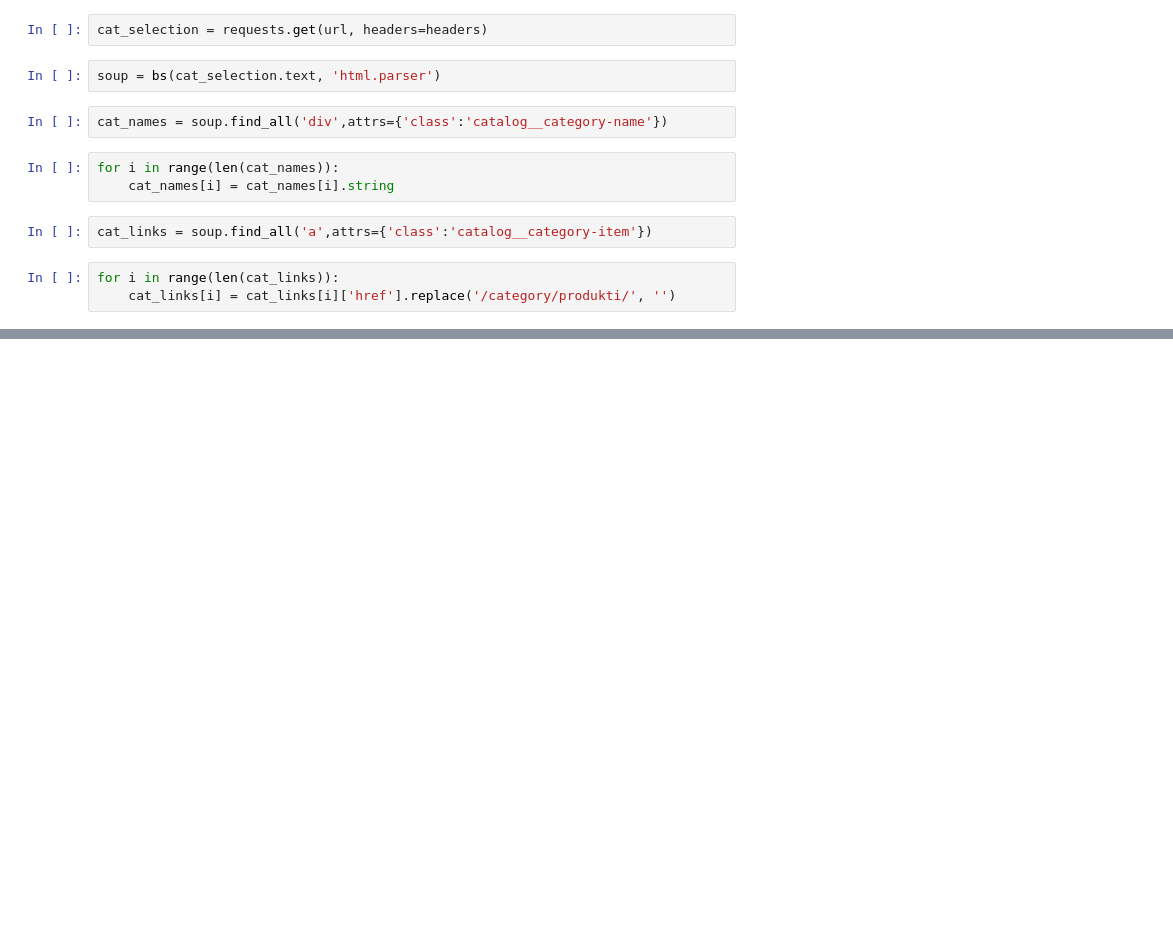
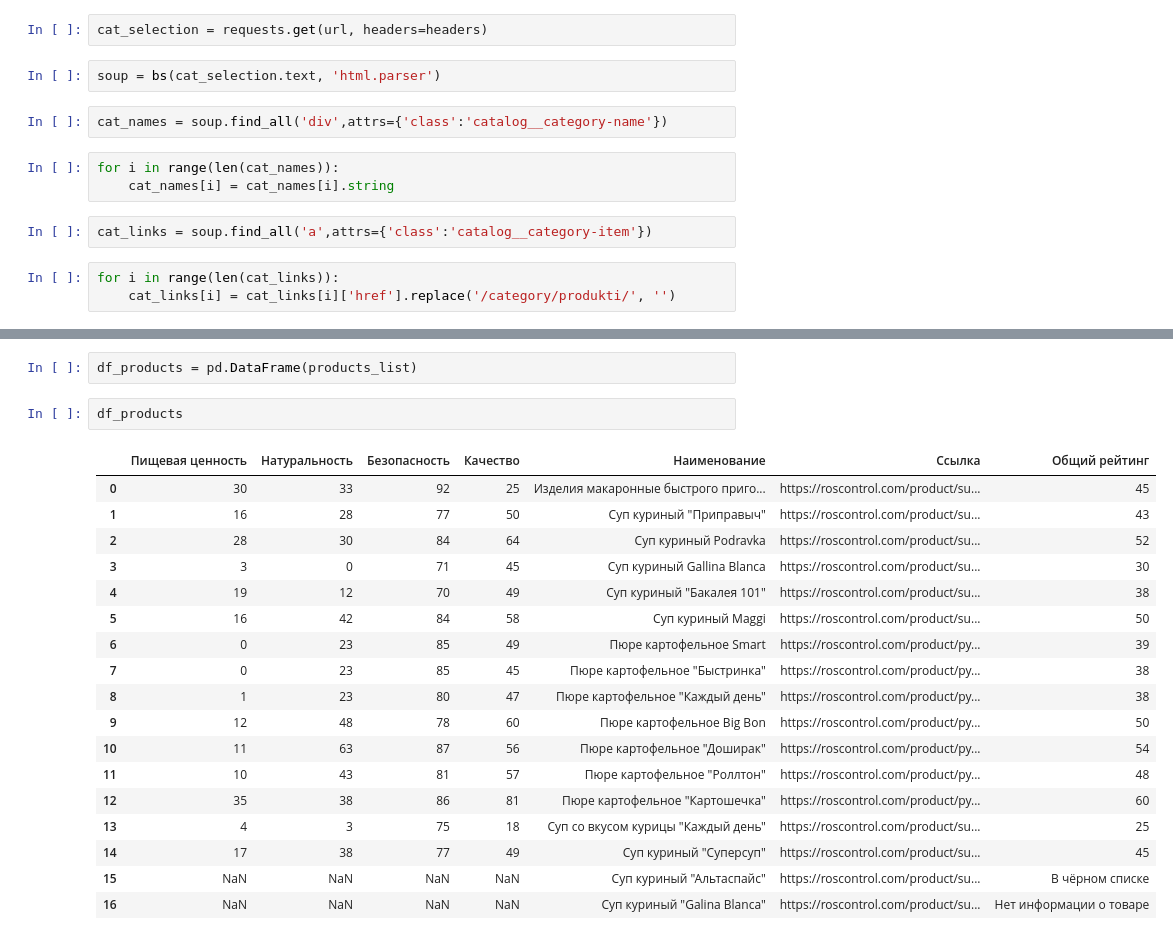
Before and after one commit to PocoCroco/DataCollection-Processing, a Jupyter notebook: Lesson02.ipynb, the cells around one changed output, grey strips where cells are left out. Saved outputs shown, nothing was run; the diff lists cells and outputs as text; blank space fills up the shorter version.

```diff
--- a/Lesson02.ipynb
+++ b/Lesson02.ipynb
@@ -136,0 +145,23 @@ pprint.pp(products_list, sort_dicts=False)
+# %%
+df_products = pd.DataFrame(products_list)
+# %%
+df_products
+# %% [output]
+|  | Пищевая ценность | Натуральность | Безопасность | Качество | Наименование | Ссылка | Общий рейтинг |
+| 0 | 30 | 33 | 92 | 25 | Изделия макаронные быстрого приго... | https://roscontrol.com/product/su... | 45 |
+| 1 | 16 | 28 | 77 | 50 | Суп куриный "Приправыч" | https://roscontrol.com/product/su... | 43 |
+| 2 | 28 | 30 | 84 | 64 | Суп куриный Podravka | https://roscontrol.com/product/su... | 52 |
+| 3 | 3 | 0 | 71 | 45 | Суп куриный Gallina Blanca | https://roscontrol.com/product/su... | 30 |
+| 4 | 19 | 12 | 70 | 49 | Суп куриный "Бакалея 101" | https://roscontrol.com/product/su... | 38 |
+| 5 | 16 | 42 | 84 | 58 | Суп куриный Maggi | https://roscontrol.com/product/su... | 50 |
+| 6 | 0 | 23 | 85 | 49 | Пюре картофельное Smart | https://roscontrol.com/product/py... | 39 |
+| 7 | 0 | 23 | 85 | 45 | Пюре картофельное "Быстринка" | https://roscontrol.com/product/py... | 38 |
+| 8 | 1 | 23 | 80 | 47 | Пюре картофельное "Каждый день" | https://roscontrol.com/product/py... | 38 |
+| 9 | 12 | 48 | 78 | 60 | Пюре картофельное Big Bon | https://roscontrol.com/product/py... | 50 |
+| 10 | 11 | 63 | 87 | 56 | Пюре картофельное "Доширак" | https://roscontrol.com/product/py... | 54 |
+| 11 | 10 | 43 | 81 | 57 | Пюре картофельное "Роллтон" | https://roscontrol.com/product/py... | 48 |
+| 12 | 35 | 38 | 86 | 81 | Пюре картофельное "Картошечка" | https://roscontrol.com/product/py... | 60 |
+| 13 | 4 | 3 | 75 | 18 | Суп со вкусом курицы "Каждый день" | https://roscontrol.com/product/su... | 25 |
+| 14 | 17 | 38 | 77 | 49 | Суп куриный "Суперсуп" | https://roscontrol.com/product/su... | 45 |
+| 15 | NaN | NaN | NaN | NaN | Суп куриный "Альтаспайс" | https://roscontrol.com/product/su... | В чёрном списке |
+| 16 | NaN | NaN | NaN | NaN | Суп куриный "Galina Blanca" | https://roscontrol.com/product/su... | Нет информации о товаре |
```
Also changed, not shown: parts of 22 cells of this notebook, 1 other file.
